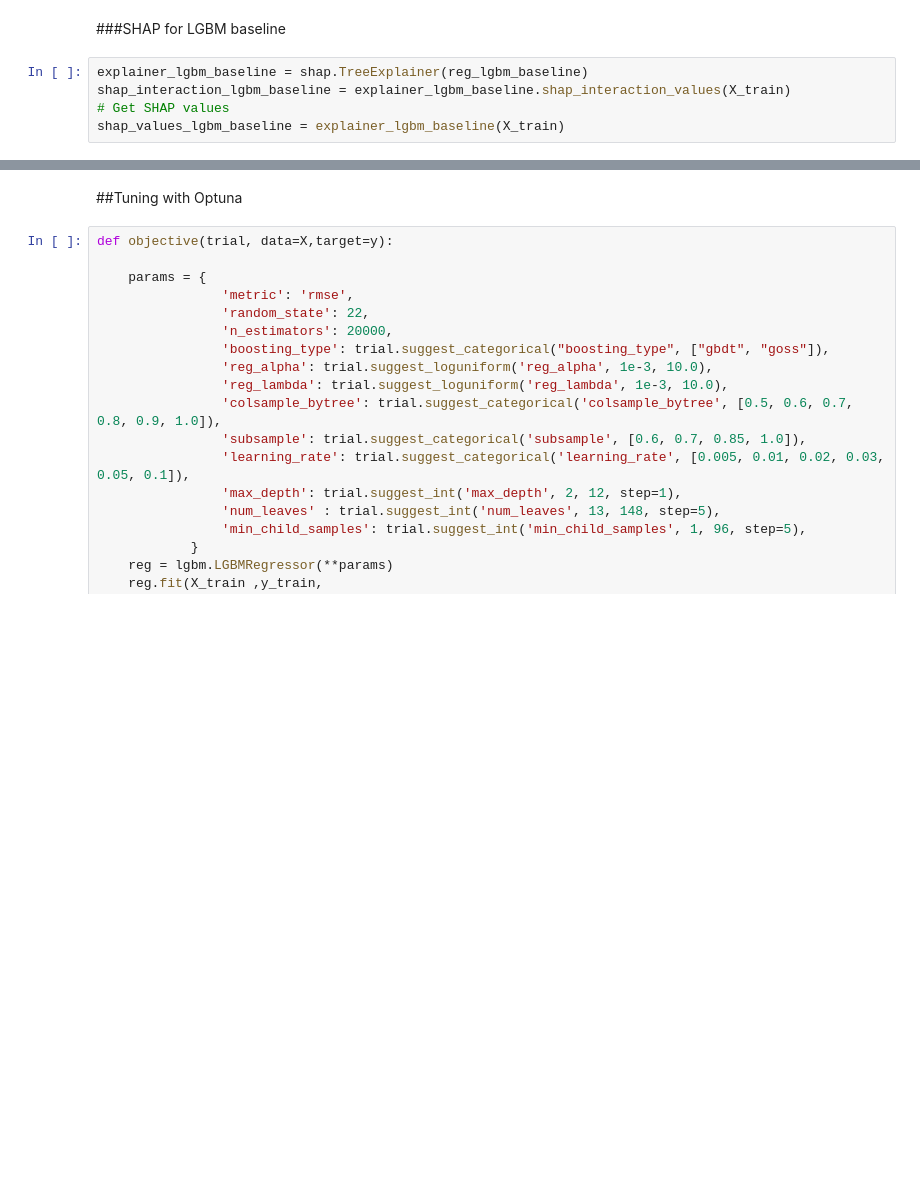
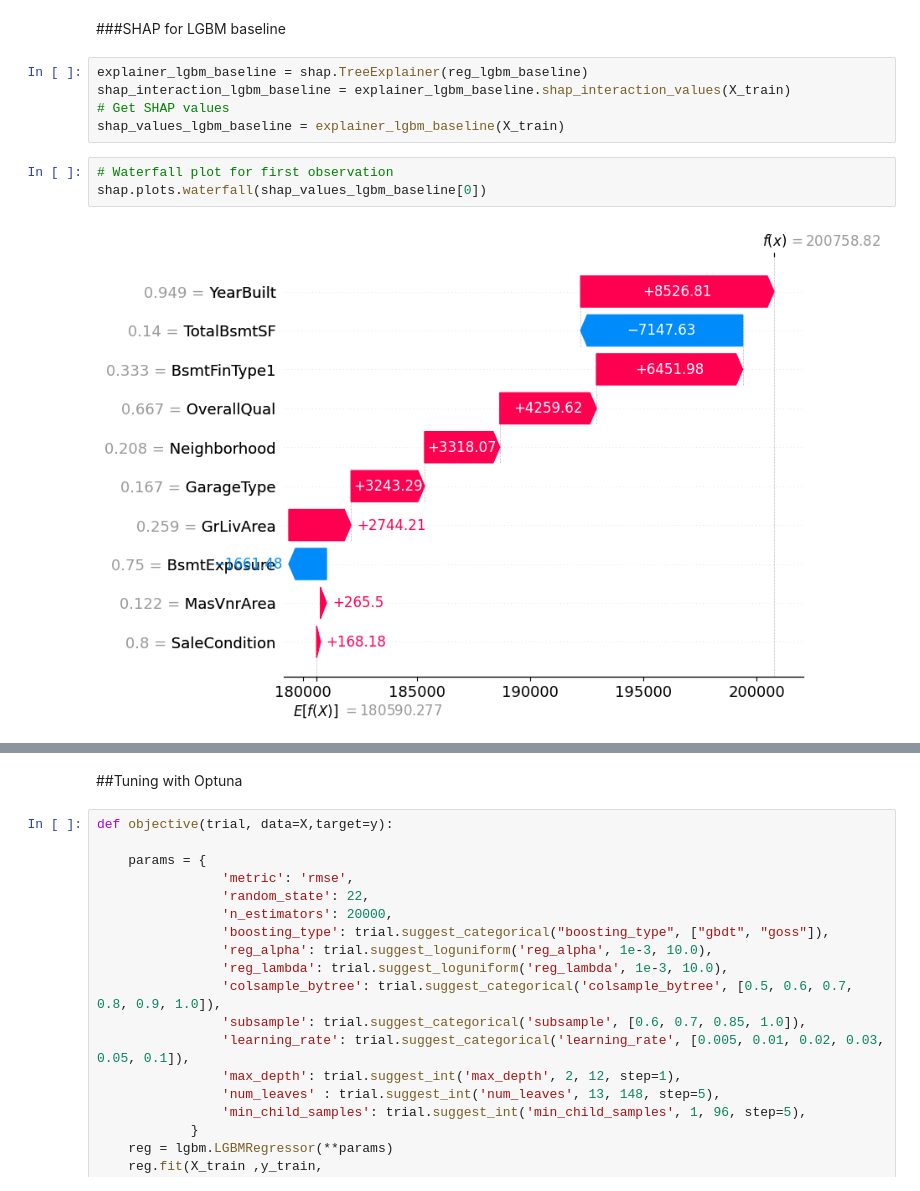
Before and after one commit to aye-thuzar/CS634Project, a Jupyter notebook: CS634Project_Milestone3_AyeThuzar.ipynb, the cells around one changed output, grey strips where cells are left out. Cells and saved outputs as stored; diff of their text form; blank space fills up the shorter version.

```diff
--- a/CS634Project_Milestone3_AyeThuzar.ipynb
+++ b/CS634Project_Milestone3_AyeThuzar.ipynb
@@ -590,3 +590,8 @@ explainer_lgbm_baseline = shap.TreeExplainer(reg_lgbm_baseline)
 shap_interaction_lgbm_baseline = explainer_lgbm_baseline.shap_interaction_values(X_train)
 # Get SHAP values
 shap_values_lgbm_baseline = explainer_lgbm_baseline(X_train)
+# %%
+# Waterfall plot for first observation
+shap.plots.waterfall(shap_values_lgbm_baseline[0])
+# %% [output]
+[figure, added]
```
Also changed, not shown: parts of 6 cells of this notebook.
